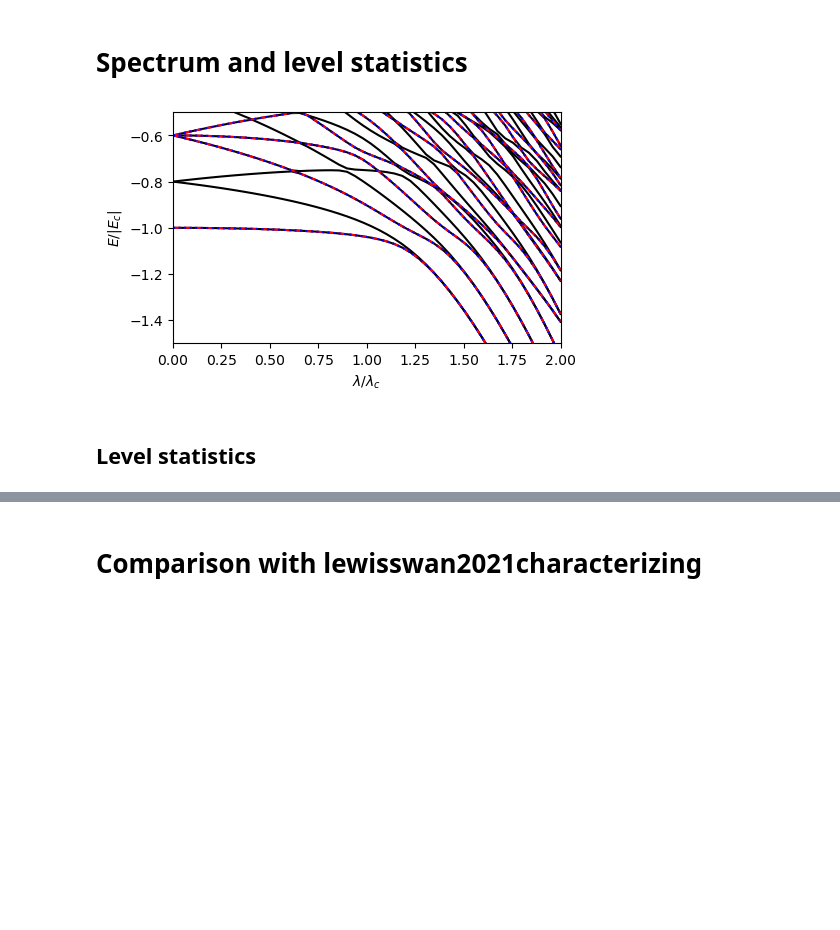
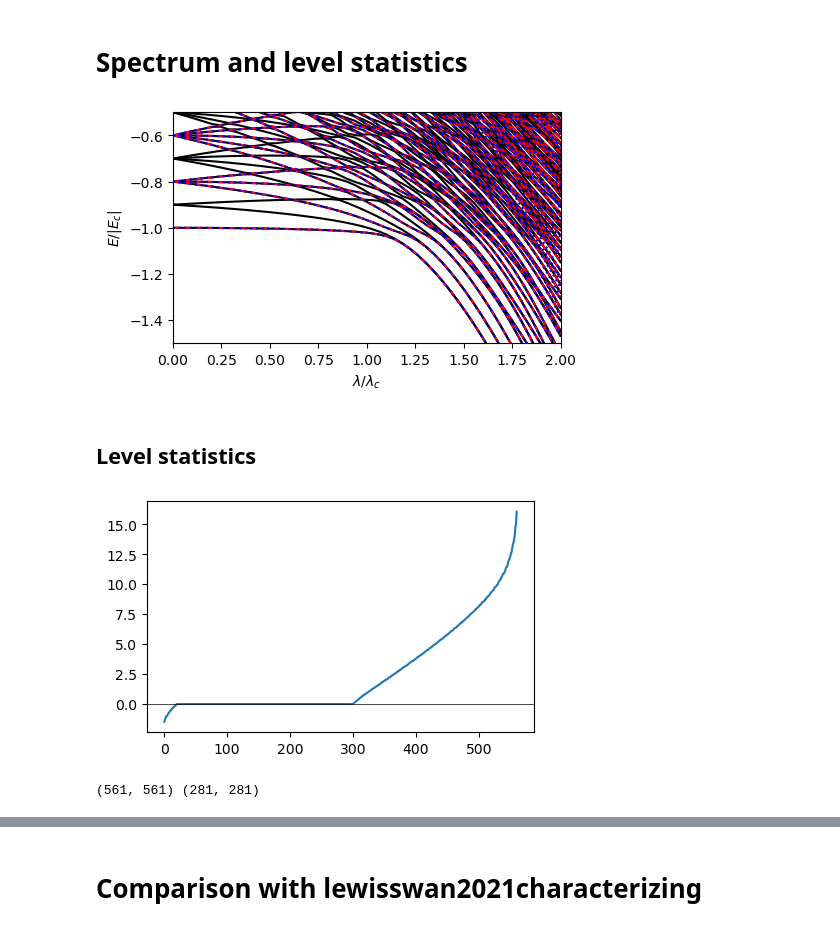
Before and after one commit to chuan97/dicke-dynamics, a Jupyter notebook: non_dissipative.ipynb, the cells around one changed output, grey strips where cells are left out. Saved outputs shown, nothing was run; the diff lists cells and outputs as text; code cells hidden in the pictures; blank space fills up the shorter version.

```diff
--- a/non_dissipative.ipynb
+++ b/non_dissipative.ipynb
@@ -709,7 +731,7 @@ plt.show()
 # %%
 plt.rcParams['figure.figsize'] = (5, 3)
 
-N = 10
+N = 20
 N_photons_cutoff = 50
 
 wc = 1
@@ -734,6 +756,7 @@ for lam in lams:
     H = dicke(wz, wc, lam, N/2, N_photons_cutoff)
     H = P @ H @ P
     vals = eigh(H, eigvals_only=True)
+    vals = trim_vals(vals, N, N_photons_cutoff)
 
     energies.append(vals / (N/2))
 
@@ -746,6 +769,7 @@ for lam in lams:
     H = Dicke_polaron(wz, wc, lam, 0, N/2, N_photons_cutoff)
     H = P @ H @ P
     vals = eigh(H, eigvals_only=True)
+    vals = trim_vals(vals, N, N_photons_cutoff)
 
     energies.append(vals / (N/2))
 
@@ -757,6 +781,40 @@ plt.xlim(0, 2)
 plt.ylim(-1.5, -0.5)
 plt.show()
 # %% [output]
-[figure, old version]
+[figure, new version]
 # %% [markdown]
 ## Level statistics
+# %%
+plt.rcParams['figure.figsize'] = (5, 3)
+
+N = 10
+N_photons_cutoff = 50
+
+wc = 1
+wz = 1 * wc
+lamc = 0.5 * np.sqrt(wc * wz)
+lam = 0.8
+
+P = Peven(N/2, N_photons_cutoff)
+
+# H = dicke(wz, wc, lam, N/2, N_photons_cutoff)
+# #H = P @ H @ P
+# vals = eigh(H, eigvals_only=True)
+# plt.plot(vals / (N/2), marker='o', lw=0)
+
+H = dicke(wz, wc, lam, N/2, N_photons_cutoff)
+H = P @ H @ P
+
+vals = eigh(H, eigvals_only=True)
+plt.plot(vals / (N/2))
+plt.axhline(0, c='k', lw=0.5)
+plt.show()
+true_vals = trim_vals(vals, N, N_photons_cutoff)
+
+
+trimed_H = trim_hamiltonian(H)
+print(H.shape, trimed_H.shape)
+trimed_vals = eigh(trimed_H, eigvals_only=True)
+# %% [output]
+[figure, added]
+(561, 561) (281, 281)
```
Also changed, not shown: parts of 17 cells of this notebook.
